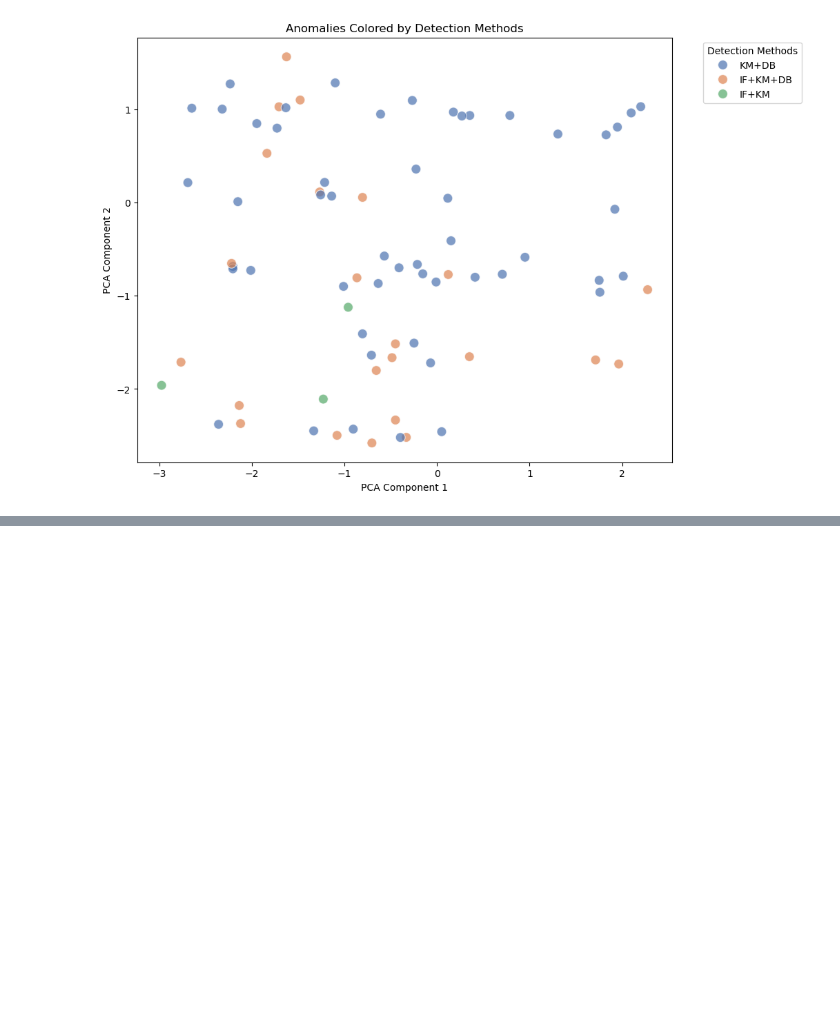
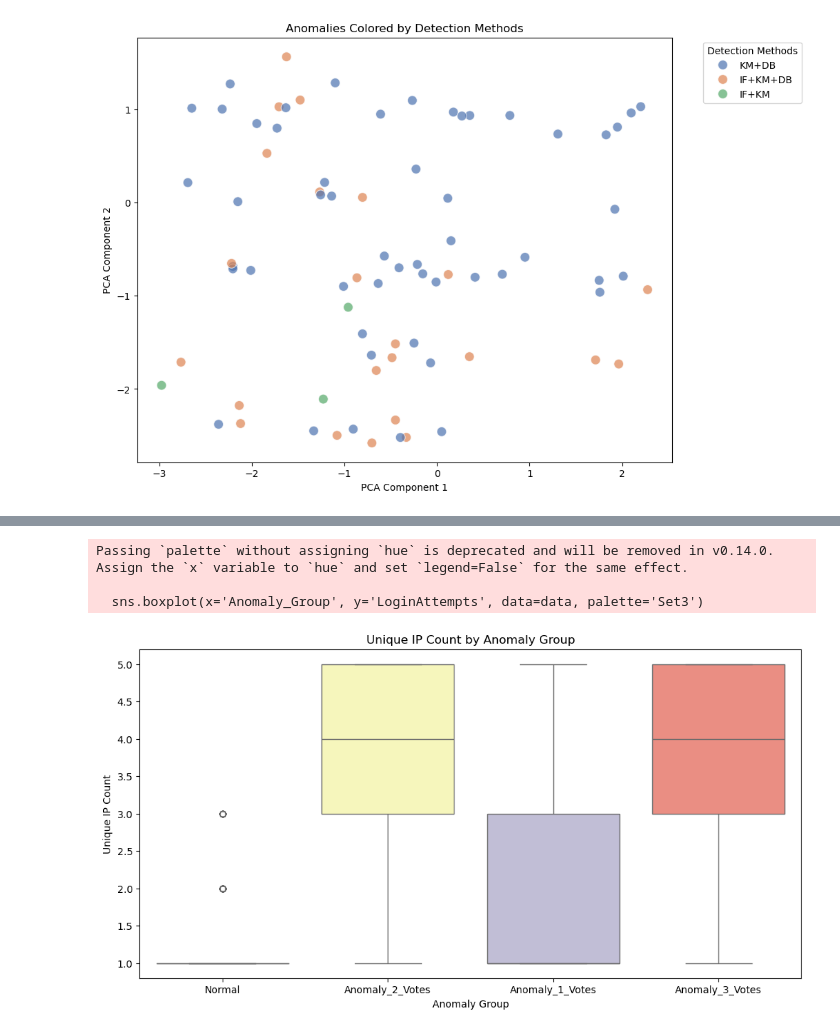
Before and after one commit to kealankuar/bank-fraud-anomaly-detection, a Jupyter notebook: notebooks/model.ipynb, the cells around one changed output, grey strips where cells are left out. Saved outputs shown, nothing was run; the diff lists cells and outputs as text; code cells hidden in the pictures; blank space fills up the shorter version.

Commit message:
Performed analysis on the anomalies detected

```diff
--- a/notebooks/model.ipynb
+++ b/notebooks/model.ipynb
@@ -305,3 +305,19 @@ plt.legend(title="Detection Methods", bbox_to_anchor=(1.05, 1), loc='upper left'
 plt.show()
 # %% [output]
 [figure]
+# %%
+# Create a new column based on Total_Anomaly_Flags
+def map_anomaly_group(x):
+    if x == 0:
+        return "Normal"
+    elif x == 2:
+        return "Anomaly_2_Votes"
+    elif x == 3:
+        return "Anomaly_3_Votes"
+    else:
+        return "Anomaly_1_Votes"  # for any anomalies with 1 vote or unexpected values
+
+data['Anomaly_Group'] = data['Total_Anomaly_Flags'].apply(map_anomaly_group)
+
+# Check the distribution of the groups
+print(data['Anomaly_Group'].value_counts())
@@ -307,0 +354,12 @@ plt.show()
+# %%
+plt.figure(figsize=(12, 6))
+sns.boxplot(x='Anomaly_Group', y='LoginAttempts', data=data, palette='Set3')
+plt.title("Unique IP Count by Anomaly Group")
+plt.xlabel("Anomaly Group")
+plt.ylabel("Unique IP Count")
+plt.show()
+# %% [output]
+Passing `palette` without assigning `hue` is deprecated and will be removed in v0.14.0. Assign the `x` variable to `hue` and set `legend=False` for the same effect.
+
+  sns.boxplot(x='Anomaly_Group', y='LoginAttempts', data=data, palette='Set3')
+[figure, added]
```
Also changed, not shown: parts of 2 cells of this notebook.
